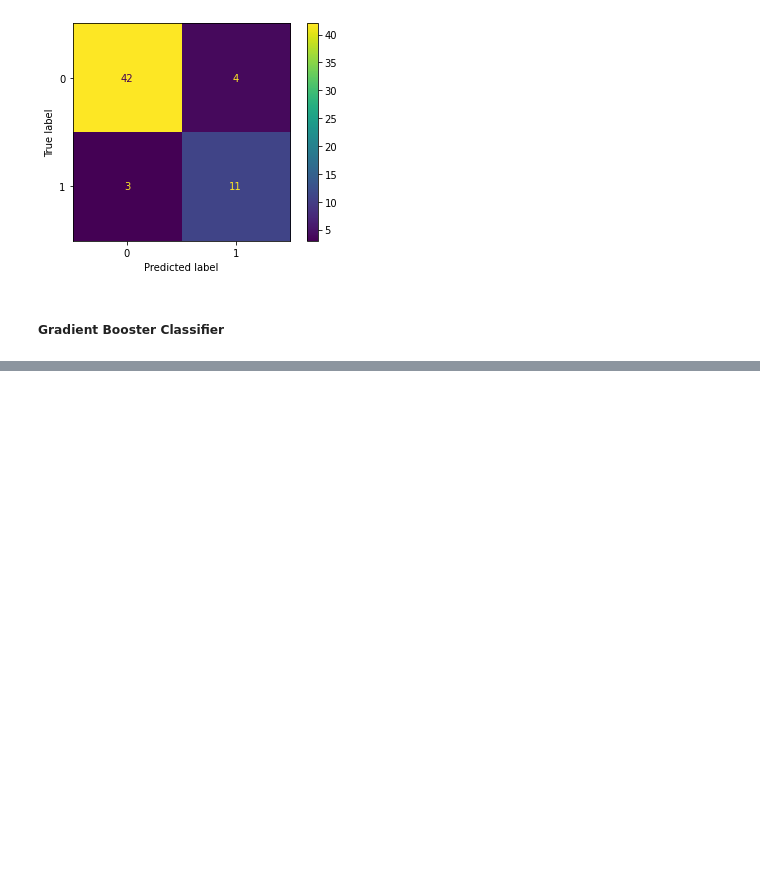
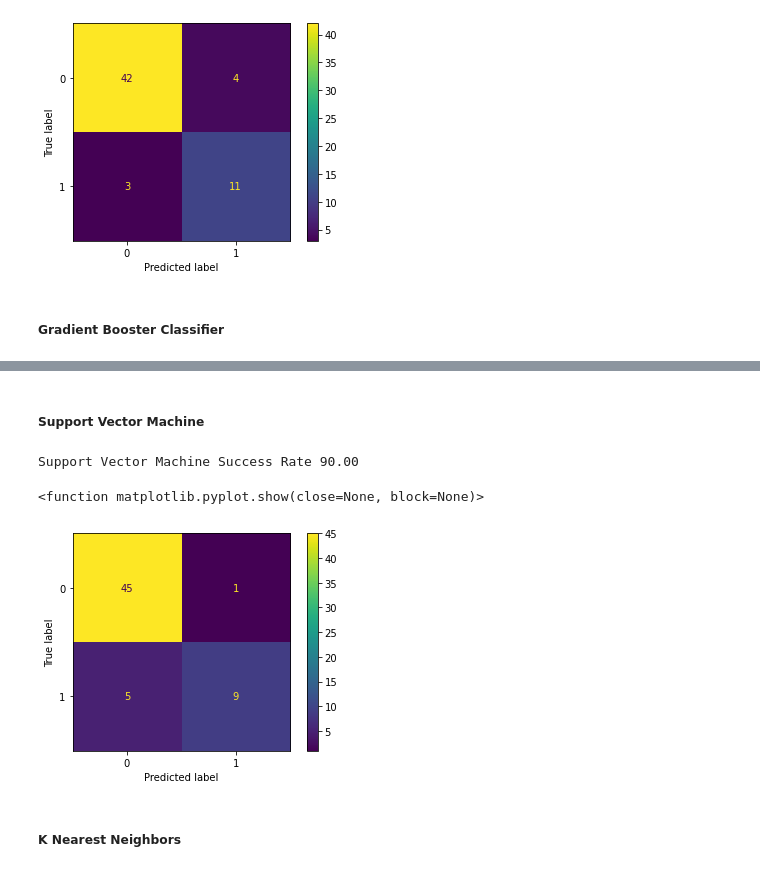
Before and after one commit to mitty4/learning_by_repeating, a Jupyter notebook: heart_failure/heart_failure.ipynb, the cells around one changed output, grey strips where cells are left out. Drawn from its saved outputs; the diff is of its cells as text; code cells hidden in the pictures; blank space fills up the shorter version.

```diff
--- a/heart_failure/heart_failure.ipynb
+++ b/heart_failure/heart_failure.ipynb
@@ -129,0 +144,17 @@ Gradient Boosting Classifier Success Rate:  85.00
+# %% [markdown]
+##### Support Vector Machine
+# %%
+from sklearn.svm import SVC
+svm=SVC()
+svm.fit(X_train, y_train)
+p4 = svm.predict(X_test)
+s4 = accuracy_score(y_test, p4)
+print('Support Vector Machine Success Rate','{:.2f}'.format(100*s4))
+plot_confusion_matrix(svm, X_test, y_test)
+plt.show
+# %% [output]
+Support Vector Machine Success Rate 90.00
+<function matplotlib.pyplot.show(close=None, block=None)>
+[figure, added]
+# %% [markdown]
+##### K Nearest Neighbors
```
Also changed, not shown: parts of 4 cells of this notebook.
